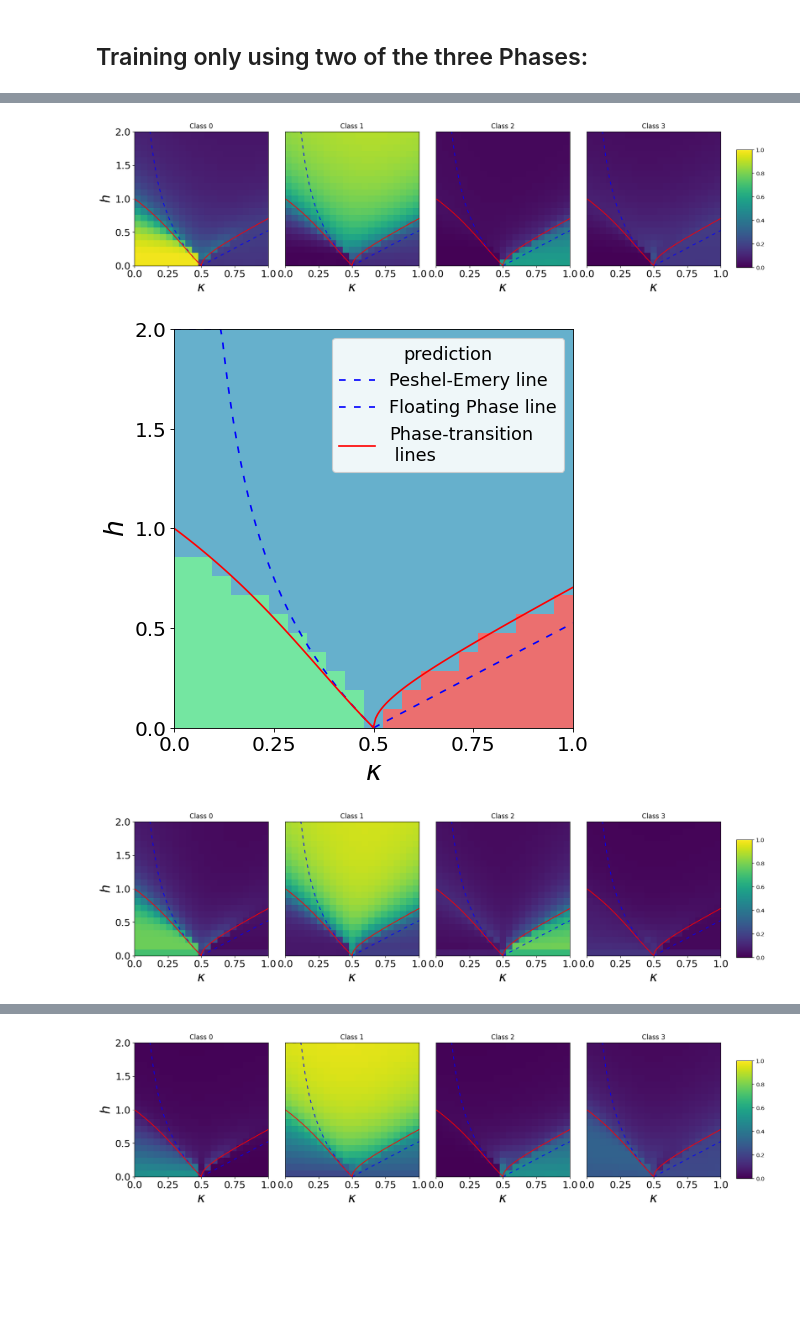
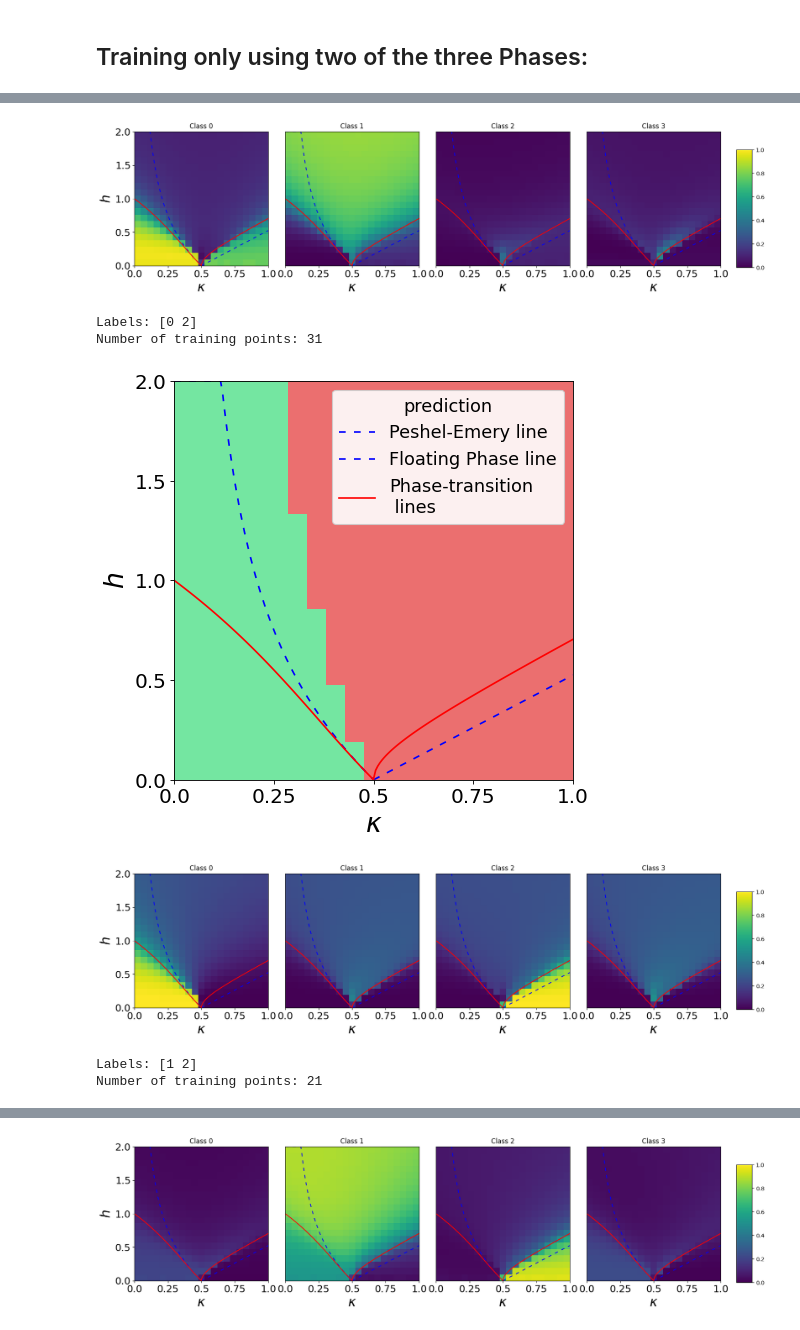
Before and after one commit to SaverioMonaco/ANNNI2, a Jupyter notebook: notebooks/test.ipynb, the cells around one changed output, grey strips where cells are left out. Drawn from its saved outputs; the diff is of its cells as text; code cells hidden in the pictures; blank space fills up the shorter version.

```diff
--- a/notebooks/test.ipynb
+++ b/notebooks/test.ipynb
@@ -5,4 +5,4 @@ import ANNNIstates as ANNNI
 # %%
 TT = ANNNI.mps(gpu=True)
 # %%
-TT.train3(epochs=1000)
+TT.train(epochs=1000)
@@ -20,8 +23,9 @@ import numpy as np
 masks = [TT.mask_analitical_ferro, TT.mask_analitical_para, TT.mask_analitical_anti]
 
 for mask in masks:
+    print(sum(mask))
     TT.qcnn.reset_params()
-    TT.train3(epochs=500, train_indices=mask)
+    TT.train(epochs=250, train_indices=mask)
     TT.predict(plot=True, eachclass = True)
     plt.show()
 # %% [output]
@@ -34,11 +47,11 @@ for mask in masks:
 # %% [markdown]
 ## Training only using two of the three Phases:
 # %%
-masks2 = [np.logical_or(masks[0], masks[1]), np.logical_not(masks[0], masks[2]), np.logical_not(masks[1], masks[2])]
+masks2 = [np.logical_or(masks[0], masks[1]), np.logical_or(masks[0], masks[2]), np.logical_or(masks[1], masks[2])]
 
 for mask in masks2:
     TT.qcnn.reset_params()
-    TT.train3(epochs=500, train_indices=mask)
+    TT.train(epochs=250, train_indices=mask)
     TT.predict(plot=True, eachclass = True)
     plt.show()
 # %% [output]
@@ -46,3 +61,7 @@ for mask in masks2:
-[figure, old version]
+[figure, new version]
+Labels: [0 2]
+Number of training points: 31
-[figure, old version]
+[figure, new version]
-[figure, old version]
+[figure, new version]
+Labels: [1 2]
+Number of training points: 21
@@ -50 +69 @@ for mask in masks2:
-[figure, old version]
+[figure, new version]
```
Also changed, not shown: parts of 5 cells of this notebook, 1 other file.
